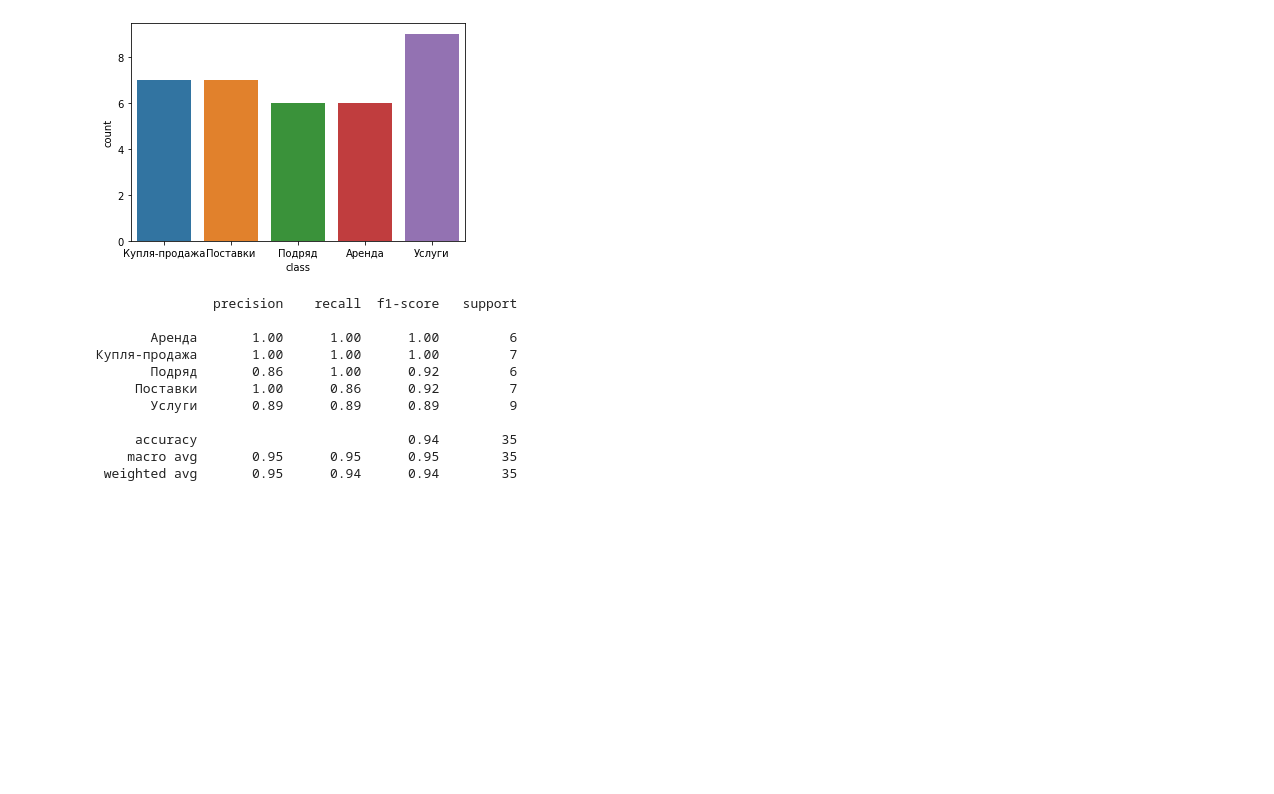
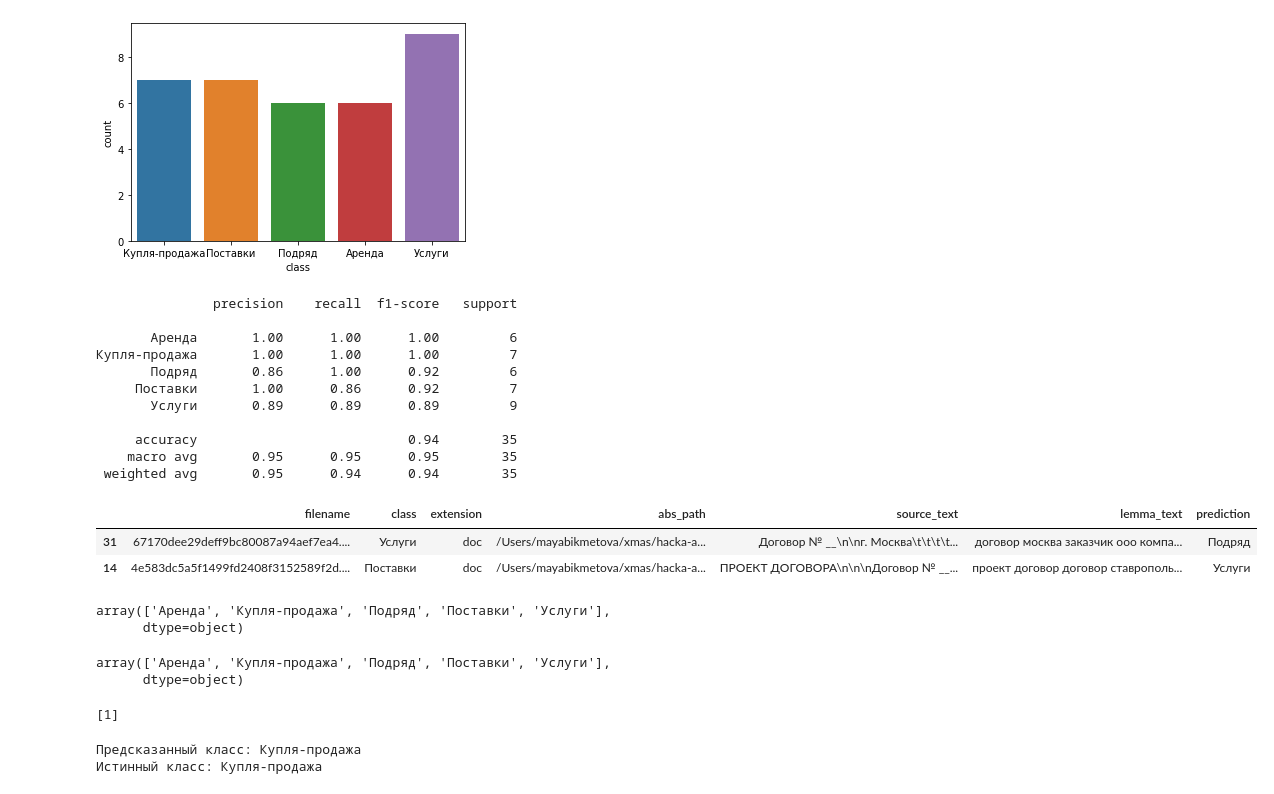
Before and after one commit to maya-ami/xmas, a Jupyter notebook: extract text.ipynb, the cells around one changed output. Saved outputs shown, nothing was run; the diff lists cells and outputs as text; code cells hidden in the pictures; blank space fills up the shorter version.

```diff
--- a/extract text.ipynb
+++ b/extract text.ipynb
@@ -599,0 +600,19 @@ print(classification_report(test['class'], prediction))
+# %%
+test['prediction'] = prediction
+# %%
+test[test['class']!=test['prediction']]
+# %% [output]
+|  | filename | class | extension | abs_path | source_text | lemma_text | prediction |
+| 31 | 67170dee29deff9bc80087a94aef7ea4.... | Услуги | doc | /Users/mayabikmetova/xmas/hacka-a... | Договор № __\n\nг. Москва\t\t\t\t... | договор москва заказчик ооо компа... | Подряд |
+| 14 | 4e583dc5a5f1499fd2408f3152589f2d.... | Поставки | doc | /Users/mayabikmetova/xmas/hacka-a... | ПРОЕКТ ДОГОВОРА\n\n\nДоговор № __... | проект договор договор ставрополь... | Услуги |
+# %%
+pipe.classes_
+# %% [output]
+array(['Аренда', 'Купля-продажа', 'Подряд', 'Поставки', 'Услуги'],
+      dtype=object)
+# %%
+class_names = pipe.classes_
+class_names
+# %% [output]
+array(['Аренда', 'Купля-продажа', 'Подряд', 'Поставки', 'Услуги'],
+      dtype=object)
@@ -599,0 +622,13 @@ print(classification_report(test['class'], prediction))
+# %%
+idx = 118
+
+exp = explainer.explain_instance(test.loc[idx]['lemma_text'], pipe.predict_proba, num_features=6, top_labels=1)
+print(exp.available_labels())
+# %% [output]
+[1]
+# %%
+print('Предсказанный класс:', test.loc[idx]['prediction'])
+print('Истинный класс: %s' % test.loc[idx]['class'])
+# %% [output]
+Предсказанный класс: Купля-продажа
+Истинный класс: Купля-продажа
```
Also changed, not shown: parts of 5 cells of this notebook.
